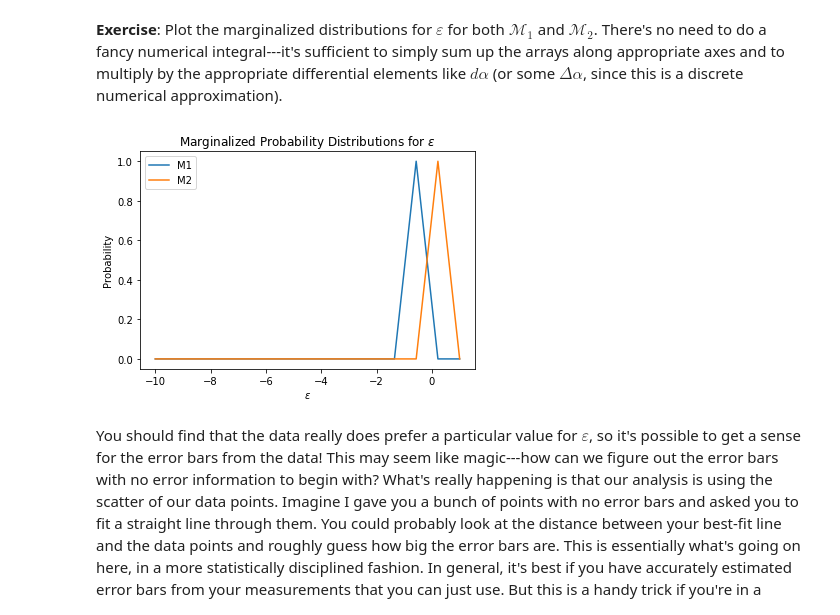
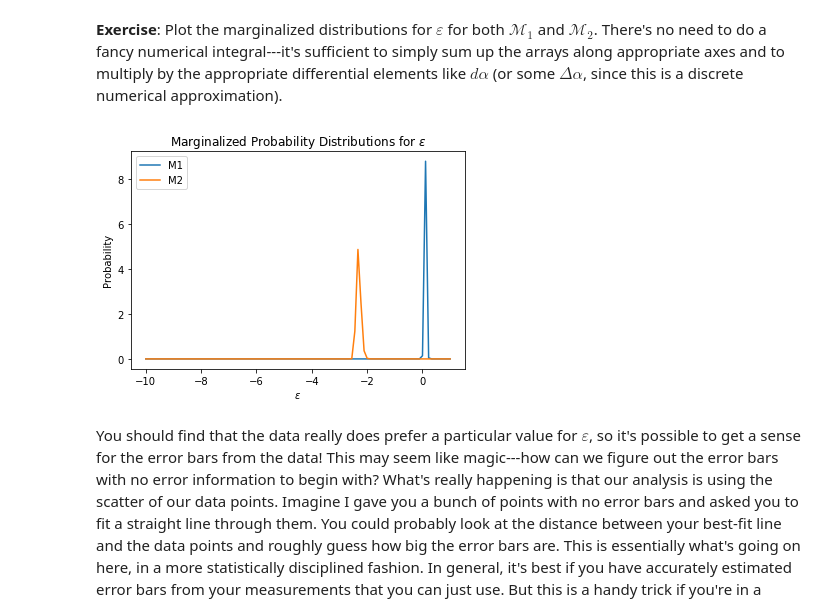
Before and after one commit to katiesavarc/DataSci_Lab, a Jupyter notebook: CodingLab06/CodingLab06_ModelSelection.ipynb, the cells around one changed output. Drawn from its saved outputs; the diff is of its cells as text; code cells hidden in the pictures.

```diff
--- a/CodingLab06/CodingLab06_ModelSelection.ipynb
+++ b/CodingLab06/CodingLab06_ModelSelection.ipynb
@@ -163,6 +163,20 @@ Some hints:
 def prior_param(param_vals):
     P = [1/(max(param_vals)-min(param_vals))]*len(param_vals)
     return np.array(P)
+
+def prior_m1(alpha_len,epsilon_len):
+    #assume all param vals are in range
+    alpha_arr = np.array([1]*alpha_len)
+    epsilon_arr = np.array([1]*epsilon_len)
+    alpha_grid , epsilon_grid = np.meshgrid(alpha_arr,epsilon_arr)
+    return alpha_grid , epsilon_grid
+
+def prior_m2(alpha_len,beta_len,epsilon_len):
+    alpha_arr = np.array([1]*alpha_len)
+    epsilon_arr = np.array([1]*epsilon_len)
+    beta_arr = np.array([1]*beta_len)
+    alpha_grid , beta_grid , epsilon_grid = np.meshgrid(alpha_arr,beta_arr,epsilon_arr)
+    return alpha_grid , beta_grid , epsilon_grid
 
 def model_1(t,alpha):
     return alpha*t
@@ -286,9 +200,9 @@ def likelihood(time,s,alpha,beta,epsilon,err,model):
     sigma = err[0:10]
 
     likelihoodTerm1 = likelihood_term1(time[0:10], s[0:10], alpha_grid, sigma, model, beta_grid)
-    print("term 1:",likelihoodTerm1)
+    #print("term 1:",likelihoodTerm1)
     likelihoodTerm2 = likelihood_term2(time[10:], s[10:], alpha_grid, eps_grid, model, beta_grid)
-    print("term 2:",likelihoodTerm2)
+    #print("term 2:",likelihoodTerm2)
     p_likelihood = likelihoodTerm1*likelihoodTerm2
     return p_likelihood
 
@@ -332,23 +246,27 @@ def likelihood_term2(time, s, alpha, epsilon, model, beta):
     return p
 
 def posterior(time, s, alpha, beta, epsilon, err, model):
+    alpha_len = len(alpha)
+    epsilon_len = len(epsilon)
+    beta_len = len(beta)
+    if model==1:
+        alpha_prior , epsilon_prior = prior_m1(alpha_len, epsilon_len)
+        p_prior = alpha_prior*epsilon_prior
+        delta = np.abs((alpha[2]-alpha[1])*(epsilon[2]-epsilon[1]))
+    if model ==2:
+        p_prior = prior_m2(alpha_len, beta_len, epsilon_len)
+        alpha_prior , beta_prior, epsilon_prior = prior_m2(alpha_len, beta_len, epsilon_len)
+        p_prior = alpha_prior*beta_prior*epsilon_prior
+        delta = np.abs((alpha[2]-alpha[1])*(beta[2]-beta[1])*(epsilon[2]-epsilon[1]))
 
-    if model==1:
-        p_prior = prior_param(alpha)*prior_param(epsilon)
-        delta = alpha[2]-alpha[1]
-    if model ==2:
-        p_prior = prior_param(alpha)*prior_param(beta)*prior_param(epsilon)
-        delta = (alpha[2]-alpha[1])*(beta[2]-beta[1])
     p_posterior = likelihood(time,s,alpha,beta,epsilon,err,model)*p_prior
     #Normalize
-
     norm = np.sum(p_posterior)*delta
-
     p_posterior = p_posterior/norm
 
     return p_posterior, norm
 # %%
-N=15
+N=100
 time[0]=1
 
 eps_vals = np.linspace(-10,1,N)
@@ -358,7 +276,7 @@ alpha_vals1 = np.linspace(-5*10**(-8),-10**(-11),N)
 
 #FOR MODEL 2
 alpha_vals2 = np.linspace(3*10**(-9),6*10**(-9),N)
-beta_vals2 = np.linspace(-4.25*10*(-12),-3*10**(-12),N)
+beta_vals2 = np.linspace(-4.25*10**(-12),-3*10**(-12),N)
 # %%
 #p_posterior_m1, norm1 = posterior_m1(time, s, alpha_vals2, eps_vals, err)
 p_posterior_m1, norm1 = posterior(time, s, alpha_vals1, beta_vals2, eps_vals, err, model=1)
@@ -398,31 +314,28 @@ __Exercise__: Plot the marginalized distributions for $\varepsilon$ for both $\m
 # %%
 ## Your code here
 #Get the differential element sizes
 da1 = alpha_vals1[1]-alpha_vals1[0]
 da2 = alpha_vals2[1]-alpha_vals2[0]
 de = eps_vals[1]-eps_vals[0]
 db = beta_vals2[1]-beta_vals2[0]
 
 #Evaluate sums for marginalized distribution of each model
 posterior_marg_eps_m1 = np.sum(p_posterior_m1, axis=0)*da1
 
 #Not 100% sure if the axis should be 0 or 1 for the beta sum, but I think after we sum alpha then beta should become the new 0 axis
 posterior_marg_eps_m2 = np.sum(np.sum(p_posterior_m2, axis=0)*da2, axis=0)*db
 
 #Plot the marginalized distributions
 import matplotlib.pyplot as plt
 plt.plot(eps_vals, posterior_marg_eps_m1, label='M1')
 plt.plot(eps_vals, posterior_marg_eps_m2, label='M2')
 plt.xlabel('$\epsilon$')
 plt.ylabel('Probability')
 plt.title('Marginalized Probability Distributions for $\epsilon$')
 plt.legend()
 plt.show()
-
-#Read the max value off of the graph once it's working
-eps_opt = eps_vals[1] #Placeholder value for now
 # %% [output]
-[figure, old version]
+[figure, new version]
 # %% [markdown]
 You should find that the data really does prefer a particular value for $\varepsilon$, so it's possible to get a sense for the error bars from the data! This may seem like magic---how can we figure out the error bars with no error information to begin with? What's really happening is that our analysis is using the scatter of our data points. Imagine I gave you a bunch of points with no error bars and asked you to fit a straight line through them. You could probably look at the distance between your best-fit line and the data points and roughly guess how big the error bars are. This is essentially what's going on here, in a more statistically disciplined fashion. In general, it's best if you have accurately estimated error bars from your measurements that you can just use. But this is a handy trick if you're in a pinch. Another interesting technique is to multiply all parameters with some parameter $\eta$, such that $\sigma_i \rightarrow \eta \sigma_i$. This new parameter is now another free parameter in our fitting exercise. If the posterior is peaked around $\eta \approx 1$, then the errors have been correctly estimated. If $\eta > 1$, the errors have been underestimated.
 # %% [markdown]
```
Also changed, not shown: parts of 13 cells of this notebook, 1 other file.
